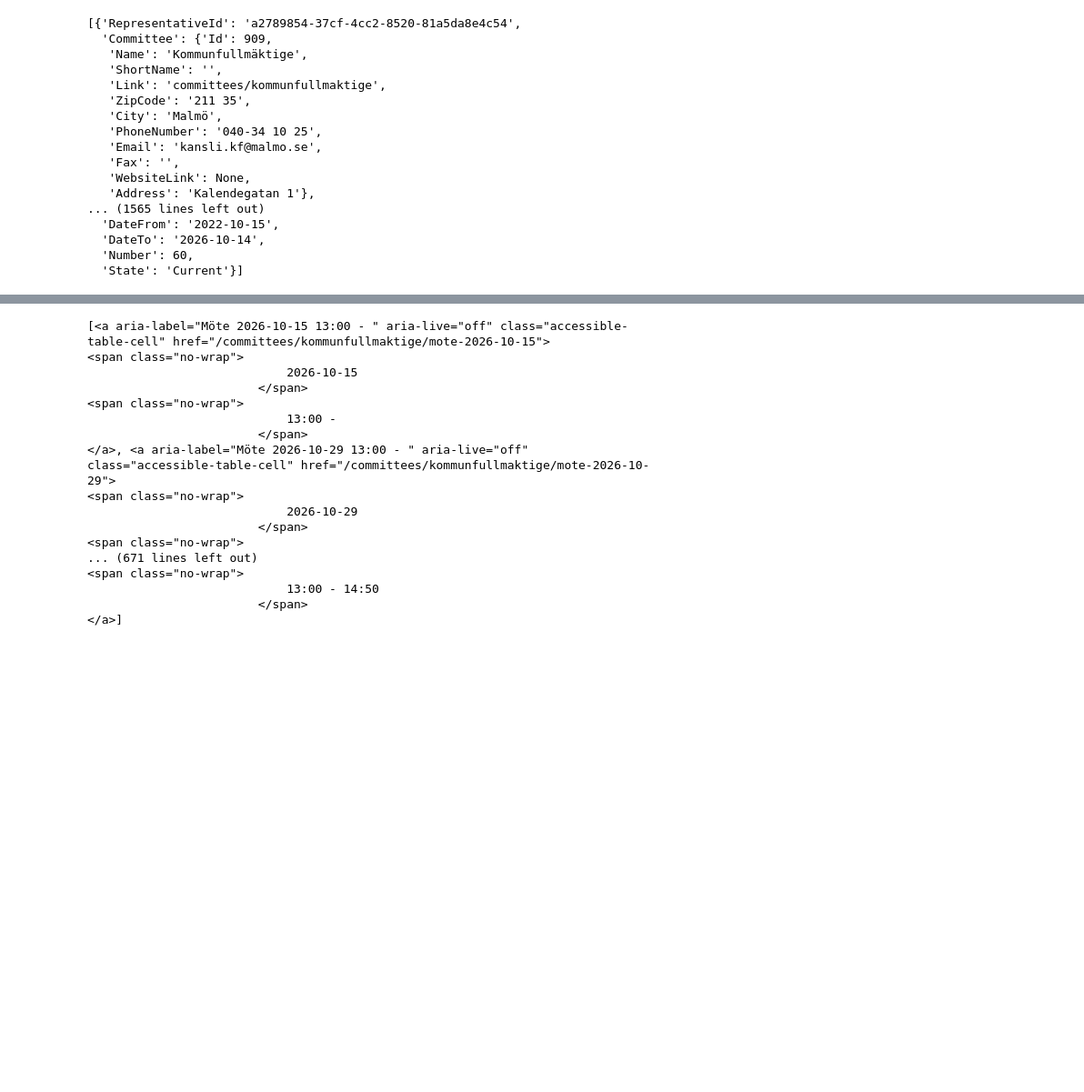
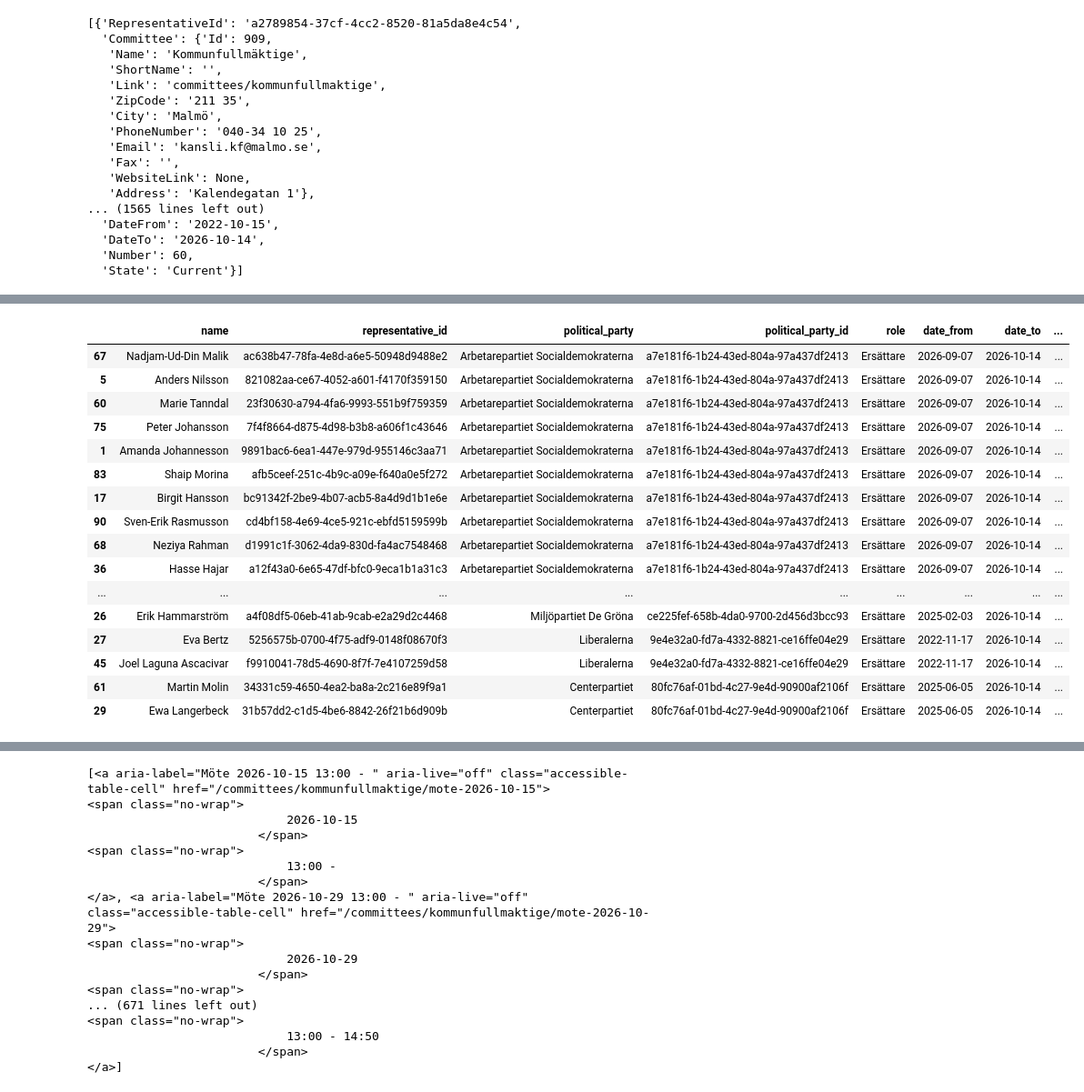
Before and after one commit to axelwarenfalk-hash/python_2_Examinerande_uppgift_2, a Jupyter notebook: test.ipynb, the cells around one changed output, grey strips where cells are left out. Shown at 91% size. Saved outputs shown, nothing was run; the diff lists cells and outputs as text; code cells hidden in the pictures; blank space fills up the shorter version.

```diff
--- a/test.ipynb
+++ b/test.ipynb
@@ -133,0 +151,28 @@ politicians_df.head()
+# %%
+
+is_member = merged_df["council_number"].between(1, 61)
+
+members_df = merged_df.loc[is_member].copy()
+members_df = members_df.sort_values("council_number")
+replacements_df = merged_df.loc[~is_member].copy()
+replacements_df = replacements_df.sort_values("council_number")
+# %%
+display(replacements_df)
+# %% [output]
+|  | name | representative_id | political_party | political_party_id | role | date_from | date_to | ... |
+| 67 | Nadjam-Ud-Din Malik | ac638b47-78fa-4e8d-a6e5-50948d9488e2 | Arbetarepartiet Socialdemokraterna | a7e181f6-1b24-43ed-804a-97a437df2413 | Ersättare | 2026-09-07 | 2026-10-14 | ... |
+| 5 | Anders Nilsson | 821082aa-ce67-4052-a601-f4170f359150 | Arbetarepartiet Socialdemokraterna | a7e181f6-1b24-43ed-804a-97a437df2413 | Ersättare | 2026-09-07 | 2026-10-14 | ... |
+| 60 | Marie Tanndal | 23f30630-a794-4fa6-9993-551b9f759359 | Arbetarepartiet Socialdemokraterna | a7e181f6-1b24-43ed-804a-97a437df2413 | Ersättare | 2026-09-07 | 2026-10-14 | ... |
+| 75 | Peter Johansson | 7f4f8664-d875-4d98-b3b8-a606f1c43646 | Arbetarepartiet Socialdemokraterna | a7e181f6-1b24-43ed-804a-97a437df2413 | Ersättare | 2026-09-07 | 2026-10-14 | ... |
+| 1 | Amanda Johannesson | 9891bac6-6ea1-447e-979d-955146c3aa71 | Arbetarepartiet Socialdemokraterna | a7e181f6-1b24-43ed-804a-97a437df2413 | Ersättare | 2026-09-07 | 2026-10-14 | ... |
+| 83 | Shaip Morina | afb5ceef-251c-4b9c-a09e-f640a0e5f272 | Arbetarepartiet Socialdemokraterna | a7e181f6-1b24-43ed-804a-97a437df2413 | Ersättare | 2026-09-07 | 2026-10-14 | ... |
+| 17 | Birgit Hansson | bc91342f-2be9-4b07-acb5-8a4d9d1b1e6e | Arbetarepartiet Socialdemokraterna | a7e181f6-1b24-43ed-804a-97a437df2413 | Ersättare | 2026-09-07 | 2026-10-14 | ... |
+| 90 | Sven-Erik Rasmusson | cd4bf158-4e69-4ce5-921c-ebfd5159599b | Arbetarepartiet Socialdemokraterna | a7e181f6-1b24-43ed-804a-97a437df2413 | Ersättare | 2026-09-07 | 2026-10-14 | ... |
+| 68 | Neziya Rahman | d1991c1f-3062-4da9-830d-fa4ac7548468 | Arbetarepartiet Socialdemokraterna | a7e181f6-1b24-43ed-804a-97a437df2413 | Ersättare | 2026-09-07 | 2026-10-14 | ... |
+| 36 | Hasse Hajar | a12f43a0-6e65-47df-bfc0-9eca1b1a31c3 | Arbetarepartiet Socialdemokraterna | a7e181f6-1b24-43ed-804a-97a437df2413 | Ersättare | 2026-09-07 | 2026-10-14 | ... |
+| ... | ... | ... | ... | ... | ... | ... | ... | ... |
+| 26 | Erik Hammarström | a4f08df5-06eb-41ab-9cab-e2a29d2c4468 | Miljöpartiet De Gröna | ce225fef-658b-4da0-9700-2d456d3bcc93 | Ersättare | 2025-02-03 | 2026-10-14 | ... |
+| 27 | Eva Bertz | 5256575b-0700-4f75-adf9-0148f08670f3 | Liberalerna | 9e4e32a0-fd7a-4332-8821-ce16ffe04e29 | Ersättare | 2022-11-17 | 2026-10-14 | ... |
+| 45 | Joel Laguna Ascacivar | f9910041-78d5-4690-8f7f-7e4107259d58 | Liberalerna | 9e4e32a0-fd7a-4332-8821-ce16ffe04e29 | Ersättare | 2022-11-17 | 2026-10-14 | ... |
+| 61 | Martin Molin | 34331c59-4650-4ea2-ba8a-2c216e89f9a1 | Centerpartiet | 80fc76af-01bd-4c27-9e4d-90900af2106f | Ersättare | 2025-06-05 | 2026-10-14 | ... |
+| 29 | Ewa Langerbeck | 31b57dd2-c1d5-4be6-8842-26f21b6d909b | Centerpartiet | 80fc76af-01bd-4c27-9e4d-90900af2106f | Ersättare | 2025-06-05 | 2026-10-14 | ... |
```
Also changed, not shown: parts of 15 cells of this notebook, 16 other files.
